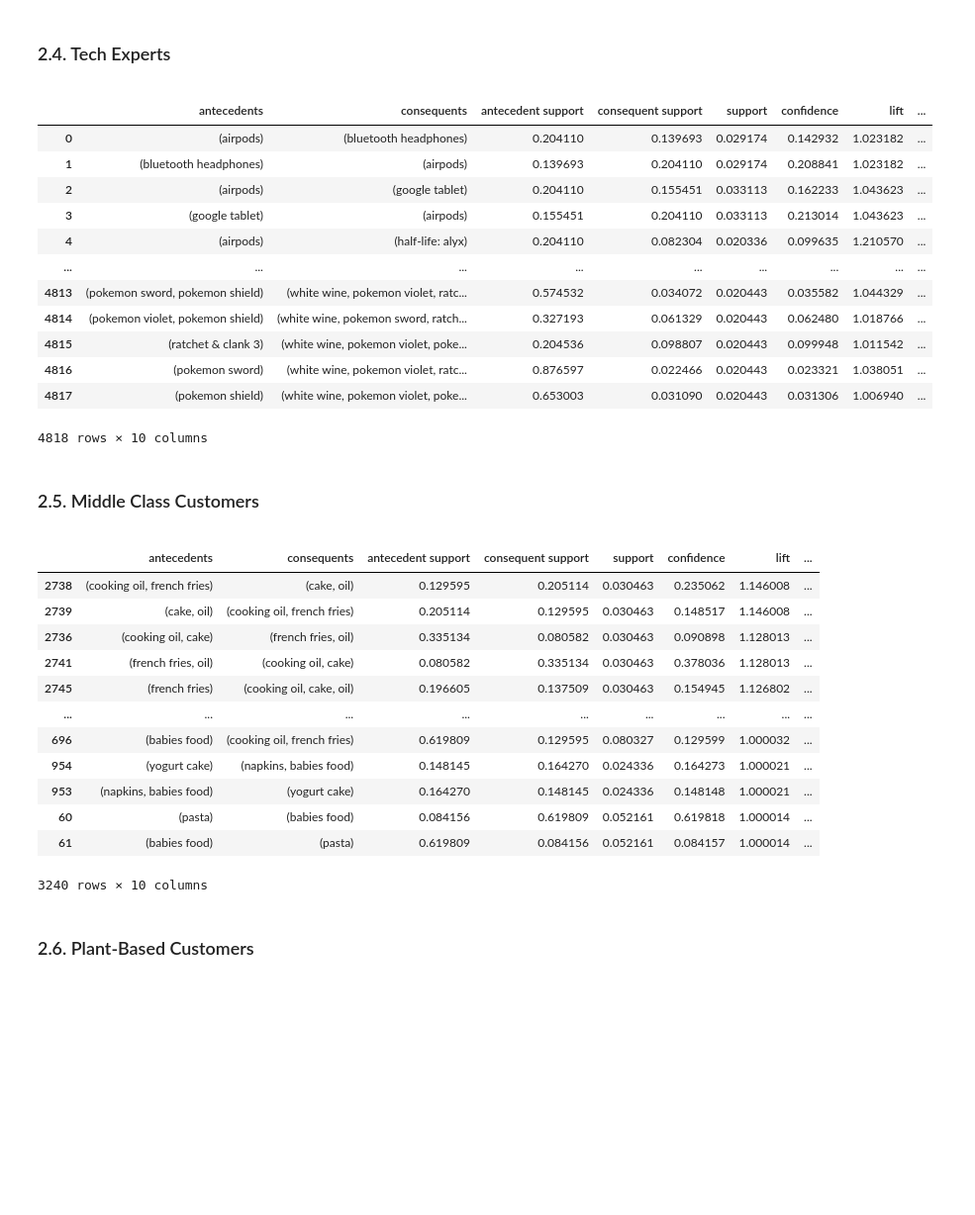
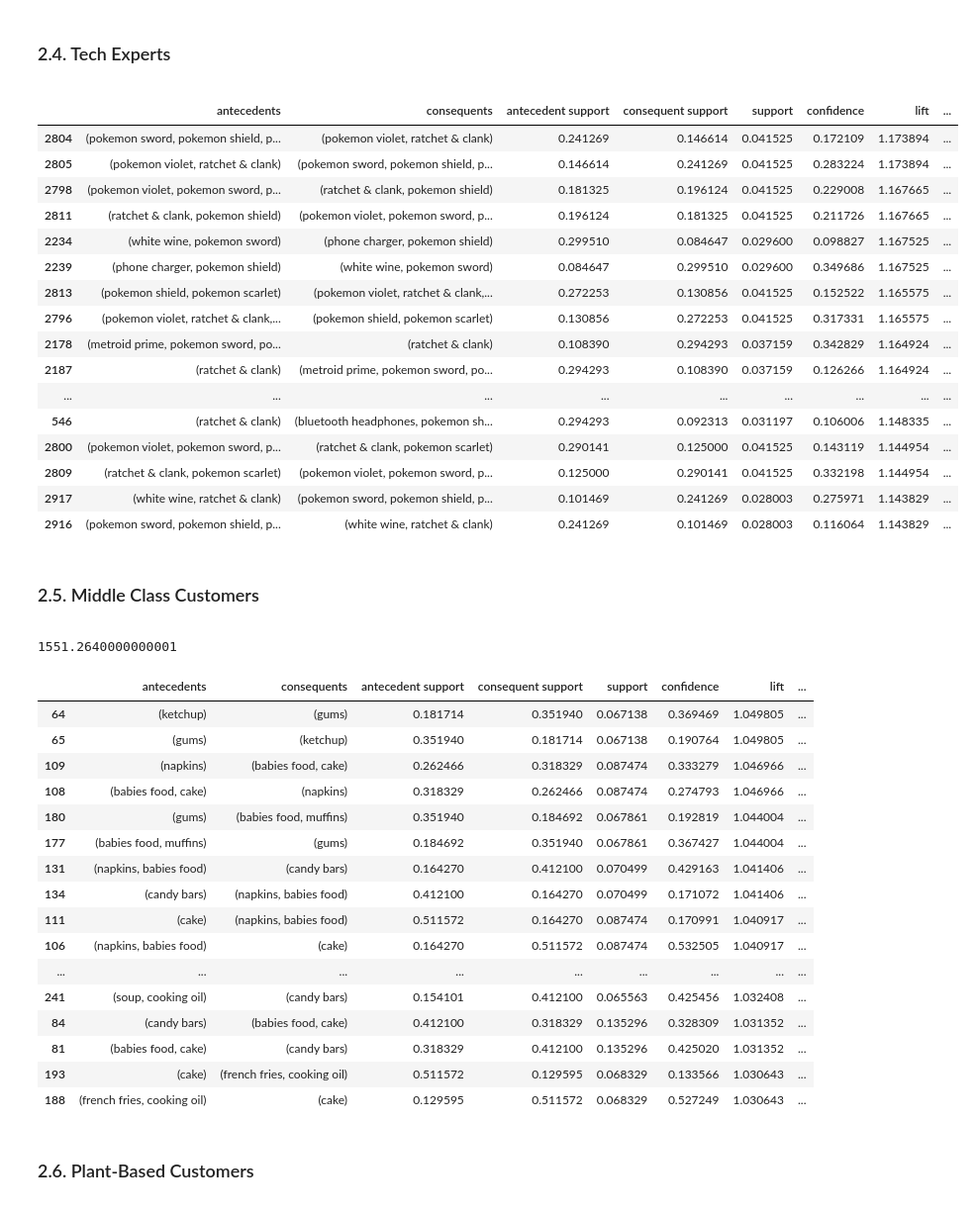
Before and after one commit to shaulleo/ProjetoML, a Jupyter notebook: ML II - Association Rules.ipynb, the cells around one changed output. Shown: that part at 99% size. Drawn from its saved outputs; the diff is of its cells as text; code cells hidden in the pictures; blank space fills up the shorter version.

```diff
--- a/ML II - Association Rules.ipynb
+++ b/ML II - Association Rules.ipynb
@@ -163,22 +181,26 @@ cluster2_rules.sort_values(by='lift', ascending=False)
 
 </a>
 # %%
-cluster3_rules = Functions.build_rules(cluster3_items, min_support=0.02, metric='lift', min_threshold=1)
-cluster3_rules
+cluster3_rules = Functions.build_rules(cluster3_items, min_support=0.025, metric='lift', min_threshold=1)
+cluster3_rules.sort_values(by='lift', ascending=False).head(30)
 # %% [output]
 |  | antecedents | consequents | antecedent support | consequent support | support | confidence | lift | ... |
-| 0 | (airpods) | (bluetooth headphones) | 0.204110 | 0.139693 | 0.029174 | 0.142932 | 1.023182 | ... |
-| 1 | (bluetooth headphones) | (airpods) | 0.139693 | 0.204110 | 0.029174 | 0.208841 | 1.023182 | ... |
-| 2 | (airpods) | (google tablet) | 0.204110 | 0.155451 | 0.033113 | 0.162233 | 1.043623 | ... |
-| 3 | (google tablet) | (airpods) | 0.155451 | 0.204110 | 0.033113 | 0.213014 | 1.043623 | ... |
-| 4 | (airpods) | (half-life: alyx) | 0.204110 | 0.082304 | 0.020336 | 0.099635 | 1.210570 | ... |
+| 2804 | (pokemon sword, pokemon shield, p... | (pokemon violet, ratchet & clank) | 0.241269 | 0.146614 | 0.041525 | 0.172109 | 1.173894 | ... |
+| 2805 | (pokemon violet, ratchet & clank) | (pokemon sword, pokemon shield, p... | 0.146614 | 0.241269 | 0.041525 | 0.283224 | 1.173894 | ... |
+| 2798 | (pokemon violet, pokemon sword, p... | (ratchet & clank, pokemon shield) | 0.181325 | 0.196124 | 0.041525 | 0.229008 | 1.167665 | ... |
+| 2811 | (ratchet & clank, pokemon shield) | (pokemon violet, pokemon sword, p... | 0.196124 | 0.181325 | 0.041525 | 0.211726 | 1.167665 | ... |
+| 2234 | (white wine, pokemon sword) | (phone charger, pokemon shield) | 0.299510 | 0.084647 | 0.029600 | 0.098827 | 1.167525 | ... |
+| 2239 | (phone charger, pokemon shield) | (white wine, pokemon sword) | 0.084647 | 0.299510 | 0.029600 | 0.349686 | 1.167525 | ... |
+| 2813 | (pokemon shield, pokemon scarlet) | (pokemon violet, ratchet & clank,... | 0.272253 | 0.130856 | 0.041525 | 0.152522 | 1.165575 | ... |
+| 2796 | (pokemon violet, ratchet & clank,... | (pokemon shield, pokemon scarlet) | 0.130856 | 0.272253 | 0.041525 | 0.317331 | 1.165575 | ... |
+| 2178 | (metroid prime, pokemon sword, po... | (ratchet & clank) | 0.108390 | 0.294293 | 0.037159 | 0.342829 | 1.164924 | ... |
+| 2187 | (ratchet & clank) | (metroid prime, pokemon sword, po... | 0.294293 | 0.108390 | 0.037159 | 0.126266 | 1.164924 | ... |
 | ... | ... | ... | ... | ... | ... | ... | ... | ... |
-| 4813 | (pokemon sword, pokemon shield) | (white wine, pokemon violet, ratc... | 0.574532 | 0.034072 | 0.020443 | 0.035582 | 1.044329 | ... |
-| 4814 | (pokemon violet, pokemon shield) | (white wine, pokemon sword, ratch... | 0.327193 | 0.061329 | 0.020443 | 0.062480 | 1.018766 | ... |
-| 4815 | (ratchet & clank 3) | (white wine, pokemon violet, poke... | 0.204536 | 0.098807 | 0.020443 | 0.099948 | 1.011542 | ... |
-| 4816 | (pokemon sword) | (white wine, pokemon violet, ratc... | 0.876597 | 0.022466 | 0.020443 | 0.023321 | 1.038051 | ... |
-| 4817 | (pokemon shield) | (white wine, pokemon violet, poke... | 0.653003 | 0.031090 | 0.020443 | 0.031306 | 1.006940 | ... |
+| 546 | (ratchet & clank) | (bluetooth headphones, pokemon sh... | 0.294293 | 0.092313 | 0.031197 | 0.106006 | 1.148335 | ... |
+| 2800 | (pokemon violet, pokemon sword, p... | (ratchet & clank, pokemon scarlet) | 0.290141 | 0.125000 | 0.041525 | 0.143119 | 1.144954 | ... |
+| 2809 | (ratchet & clank, pokemon scarlet) | (pokemon violet, pokemon sword, p... | 0.125000 | 0.290141 | 0.041525 | 0.332198 | 1.144954 | ... |
+| 2917 | (white wine, ratchet & clank) | (pokemon sword, pokemon shield, p... | 0.101469 | 0.241269 | 0.028003 | 0.275971 | 1.143829 | ... |
+| 2916 | (pokemon sword, pokemon shield, p... | (white wine, ratchet & clank) | 0.241269 | 0.101469 | 0.028003 | 0.116064 | 1.143829 | ... |
-4818 rows × 10 columns
 # %% [markdown]
 <a class="anchor" id="2.5.-bullet">
 
@@ -186,23 +208,31 @@ cluster3_rules
 ### 2.5. Middle Class Customers
 
 </a>
+# %%
+len(cluster4_items)*0.066
+# %% [output]
+1551.2640000000001
 # %%
-cluster4_rules = Functions.build_rules(cluster4_items, min_support=0.02, metric='lift', min_threshold=1)
-cluster4_rules.sort_values(by='lift', ascending=False)
+cluster4_rules = Functions.build_rules(cluster4_items, min_support=0.065, metric='lift', min_threshold=1)
+cluster4_rules.sort_values(by='lift', ascending=False).head(30)
 # %% [output]
 |  | antecedents | consequents | antecedent support | consequent support | support | confidence | lift | ... |
-| 2738 | (cooking oil, french fries) | (cake, oil) | 0.129595 | 0.205114 | 0.030463 | 0.235062 | 1.146008 | ... |
-| 2739 | (cake, oil) | (cooking oil, french fries) | 0.205114 | 0.129595 | 0.030463 | 0.148517 | 1.146008 | ... |
-| 2736 | (cooking oil, cake) | (french fries, oil) | 0.335134 | 0.080582 | 0.030463 | 0.090898 | 1.128013 | ... |
-| 2741 | (french fries, oil) | (cooking oil, cake) | 0.080582 | 0.335134 | 0.030463 | 0.378036 | 1.128013 | ... |
-| 2745 | (french fries) | (cooking oil, cake, oil) | 0.196605 | 0.137509 | 0.030463 | 0.154945 | 1.126802 | ... |
+| 64 | (ketchup) | (gums) | 0.181714 | 0.351940 | 0.067138 | 0.369469 | 1.049805 | ... |
+| 65 | (gums) | (ketchup) | 0.351940 | 0.181714 | 0.067138 | 0.190764 | 1.049805 | ... |
+| 109 | (napkins) | (babies food, cake) | 0.262466 | 0.318329 | 0.087474 | 0.333279 | 1.046966 | ... |
+| 108 | (babies food, cake) | (napkins) | 0.318329 | 0.262466 | 0.087474 | 0.274793 | 1.046966 | ... |
+| 180 | (gums) | (babies food, muffins) | 0.351940 | 0.184692 | 0.067861 | 0.192819 | 1.044004 | ... |
+| 177 | (babies food, muffins) | (gums) | 0.184692 | 0.351940 | 0.067861 | 0.367427 | 1.044004 | ... |
+| 131 | (napkins, babies food) | (candy bars) | 0.164270 | 0.412100 | 0.070499 | 0.429163 | 1.041406 | ... |
+| 134 | (candy bars) | (napkins, babies food) | 0.412100 | 0.164270 | 0.070499 | 0.171072 | 1.041406 | ... |
+| 111 | (cake) | (napkins, babies food) | 0.511572 | 0.164270 | 0.087474 | 0.170991 | 1.040917 | ... |
+| 106 | (napkins, babies food) | (cake) | 0.164270 | 0.511572 | 0.087474 | 0.532505 | 1.040917 | ... |
 | ... | ... | ... | ... | ... | ... | ... | ... | ... |
-| 696 | (babies food) | (cooking oil, french fries) | 0.619809 | 0.129595 | 0.080327 | 0.129599 | 1.000032 | ... |
-| 954 | (yogurt cake) | (napkins, babies food) | 0.148145 | 0.164270 | 0.024336 | 0.164273 | 1.000021 | ... |
-| 953 | (napkins, babies food) | (yogurt cake) | 0.164270 | 0.148145 | 0.024336 | 0.148148 | 1.000021 | ... |
-| 60 | (pasta) | (babies food) | 0.084156 | 0.619809 | 0.052161 | 0.619818 | 1.000014 | ... |
-| 61 | (babies food) | (pasta) | 0.619809 | 0.084156 | 0.052161 | 0.084157 | 1.000014 | ... |
+| 241 | (soup, cooking oil) | (candy bars) | 0.154101 | 0.412100 | 0.065563 | 0.425456 | 1.032408 | ... |
+| 84 | (candy bars) | (babies food, cake) | 0.412100 | 0.318329 | 0.135296 | 0.328309 | 1.031352 | ... |
+| 81 | (babies food, cake) | (candy bars) | 0.318329 | 0.412100 | 0.135296 | 0.425020 | 1.031352 | ... |
+| 193 | (cake) | (french fries, cooking oil) | 0.511572 | 0.129595 | 0.068329 | 0.133566 | 1.030643 | ... |
+| 188 | (french fries, cooking oil) | (cake) | 0.129595 | 0.511572 | 0.068329 | 0.527249 | 1.030643 | ... |
-3240 rows × 10 columns
 # %% [markdown]
 <a class="anchor" id="2.6.-bullet">
 
```
Also changed, not shown: parts of 11 cells of this notebook.
